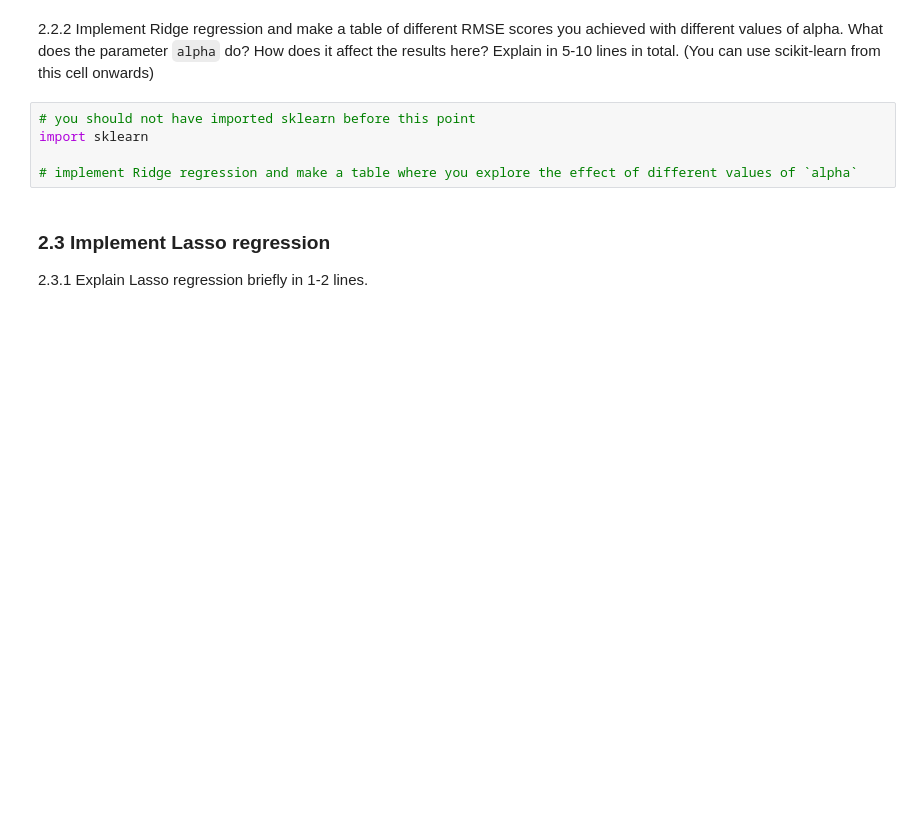
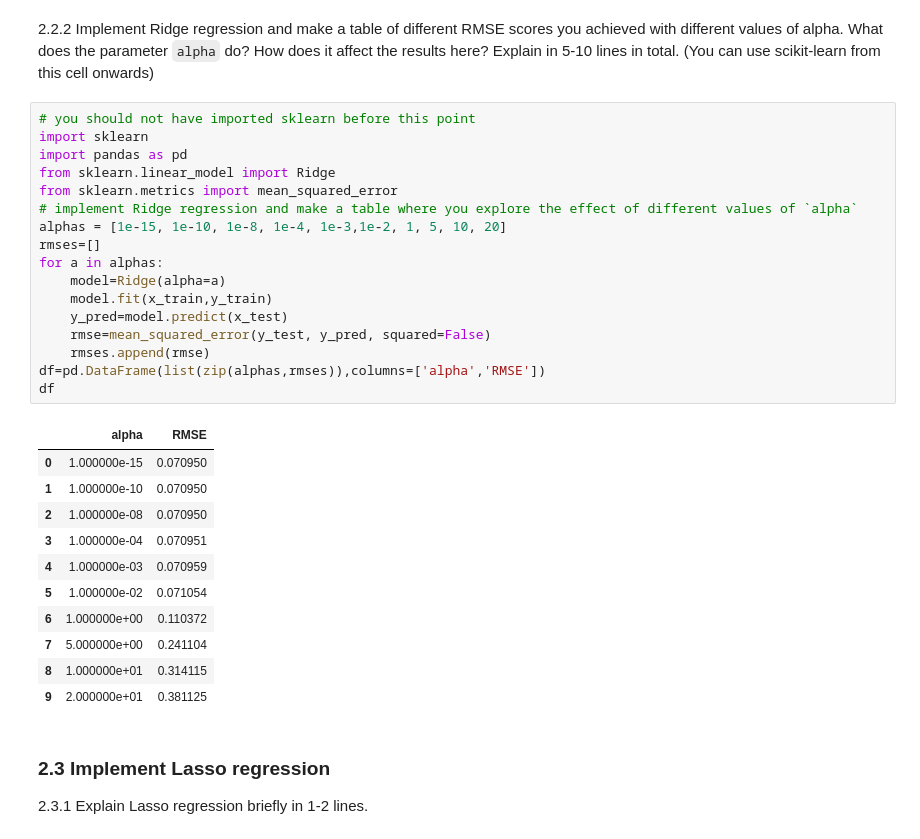
Before and after one commit to soumodiptab/Statistical-Methods-In-AI-Spring-22, a Jupyter notebook: Assignment2/2021201086_Assignment2_Q2.ipynb, the cells around one changed output. Cells and saved outputs as stored; diff of their text form; blank space fills up the shorter version.

```diff
--- a/Assignment2/2021201086_Assignment2_Q2.ipynb
+++ b/Assignment2/2021201086_Assignment2_Q2.ipynb
@@ -135,8 +132,32 @@ plt.show()
 # %%
 # you should not have imported sklearn before this point
 import sklearn
-
+import pandas as pd
+from sklearn.linear_model import Ridge
+from sklearn.metrics import mean_squared_error
 # implement Ridge regression and make a table where you explore the effect of different values of `alpha`
+alphas = [1e-15, 1e-10, 1e-8, 1e-4, 1e-3,1e-2, 1, 5, 10, 20]
+rmses=[]
+for a in alphas:
+    model=Ridge(alpha=a)
+    model.fit(x_train,y_train)
+    y_pred=model.predict(x_test)
+    rmse=mean_squared_error(y_test, y_pred, squared=False)
+    rmses.append(rmse)
+df=pd.DataFrame(list(zip(alphas,rmses)),columns=['alpha','RMSE'])
+df
+# %% [output]
+|  | alpha | RMSE |
+| 0 | 1.000000e-15 | 0.070950 |
+| 1 | 1.000000e-10 | 0.070950 |
+| 2 | 1.000000e-08 | 0.070950 |
+| 3 | 1.000000e-04 | 0.070951 |
+| 4 | 1.000000e-03 | 0.070959 |
+| 5 | 1.000000e-02 | 0.071054 |
+| 6 | 1.000000e+00 | 0.110372 |
+| 7 | 5.000000e+00 | 0.241104 |
+| 8 | 1.000000e+01 | 0.314115 |
+| 9 | 2.000000e+01 | 0.381125 |
 # %% [markdown]
 ### 2.3 Implement Lasso regression
 2.3.1 Explain Lasso regression briefly in 1-2 lines.
```
Also changed, not shown: parts of 5 cells of this notebook.
